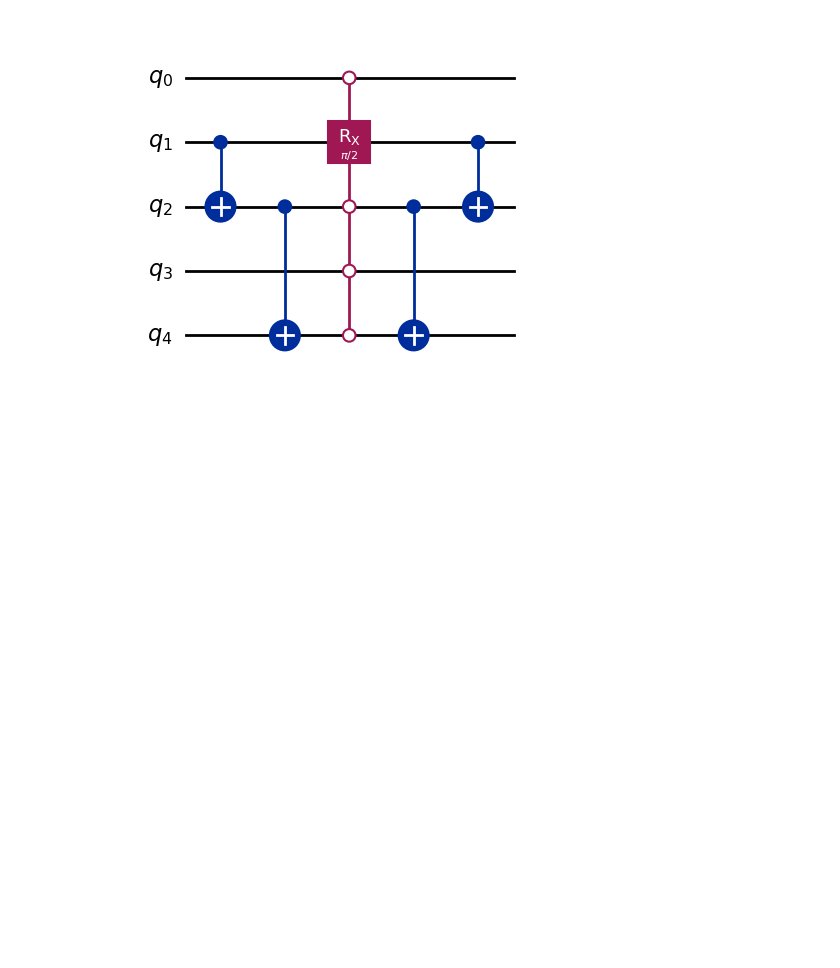
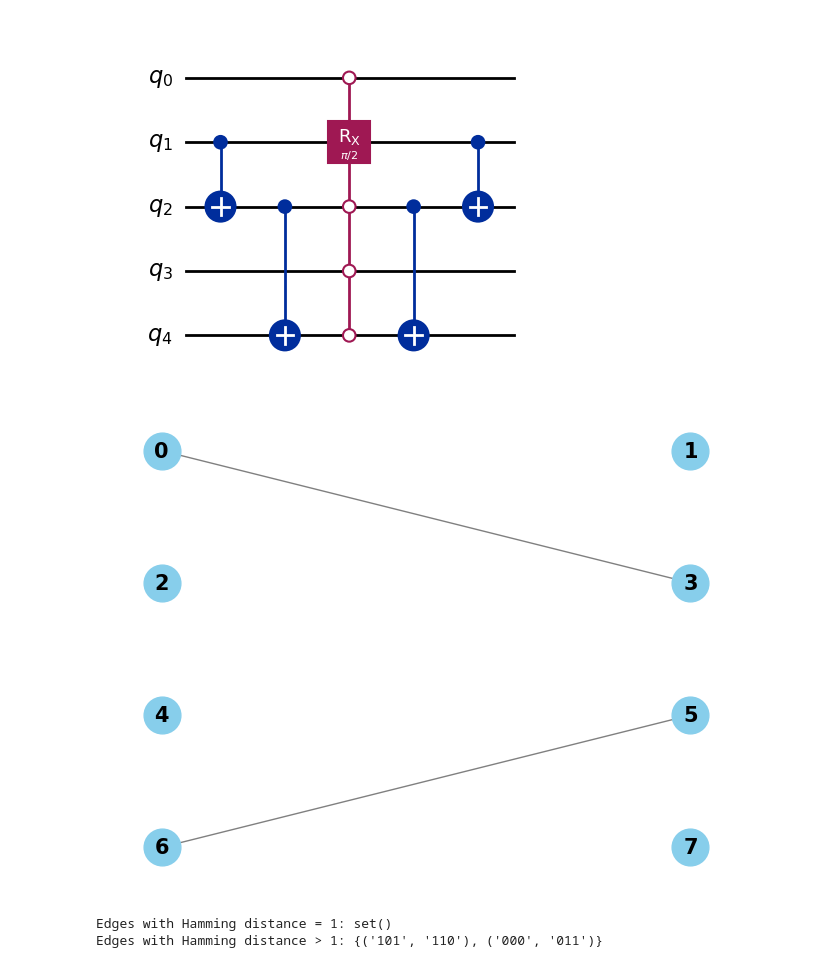
Before and after one commit to Mostafa-Atallah2020/ctqw-matching-decomp, a Jupyter notebook: examples/Expressions for Graphs.ipynb, the cells around one changed output. Cells and saved outputs as stored; diff of their text form; code cells hidden in the pictures; blank space fills up the shorter version.

Commit message:
Fixed: circuit method mismatch for nondiagonal graph

```diff
--- a/examples/Expressions for Graphs.ipynb
+++ b/examples/Expressions for Graphs.ipynb
@@ -127,3 +127,24 @@ CNOTs: [(2, 1), (2, 4)]
 Target Qubit: 1
 CNOTs: [(1, 2), (2, 4)]
 [figure]
+# %%
+# edges = {('000','011'),
+#          ('010','101'),
+#          ('110','111')}
+
+# edges = {('000','011'),
+#          ('110','111')}
+
+edges = {('000','011'),
+         ('101','110')}
+
+G = DiagonalEdgeGraph(edges)
+G.draw()
+# %% [output]
+[figure, added]
+# %%
+print("Edges with Hamming distance = 1:", G.set_hamming_1)
+print("Edges with Hamming distance > 1:", G.set_hamming_greater_1)
+# %% [output]
+Edges with Hamming distance = 1: set()
+Edges with Hamming distance > 1: {('101', '110'), ('000', '011')}
```
Also changed, not shown: parts of 3 cells of this notebook, 1 other file.
